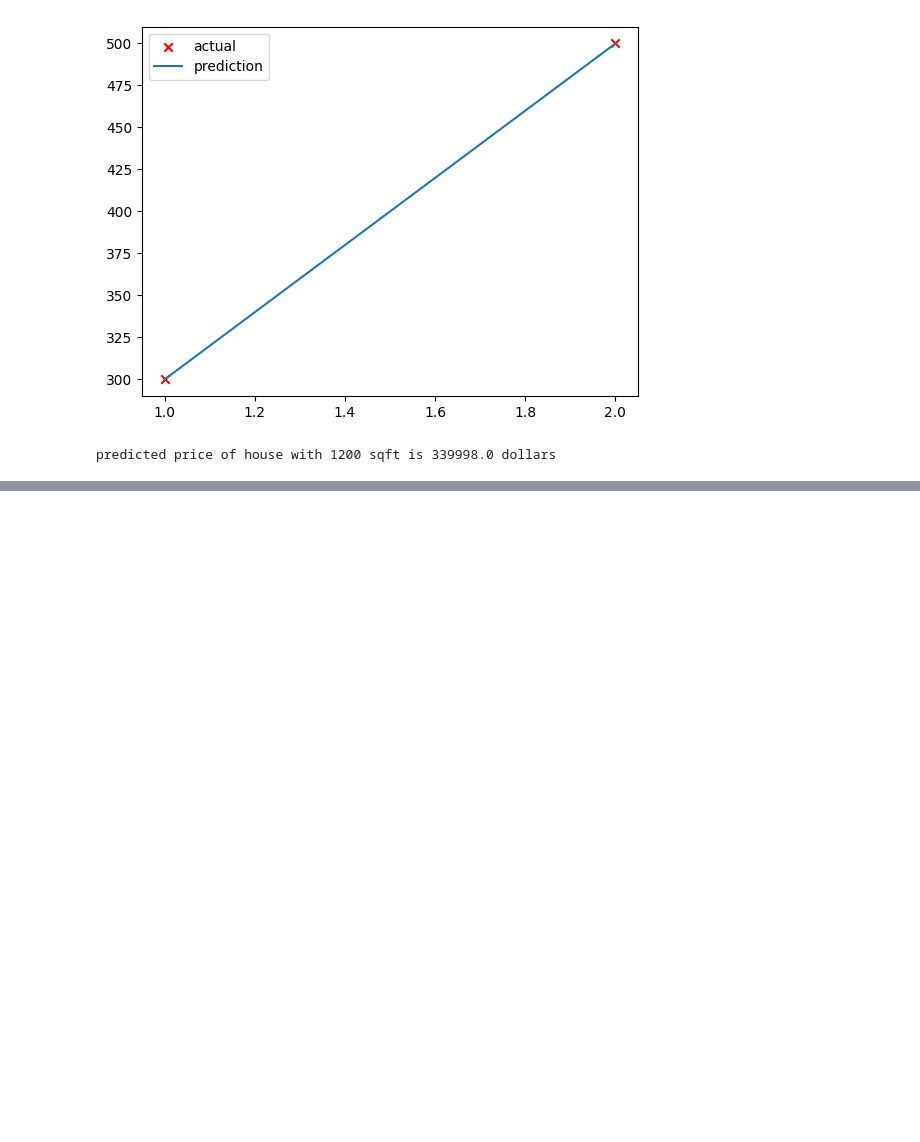
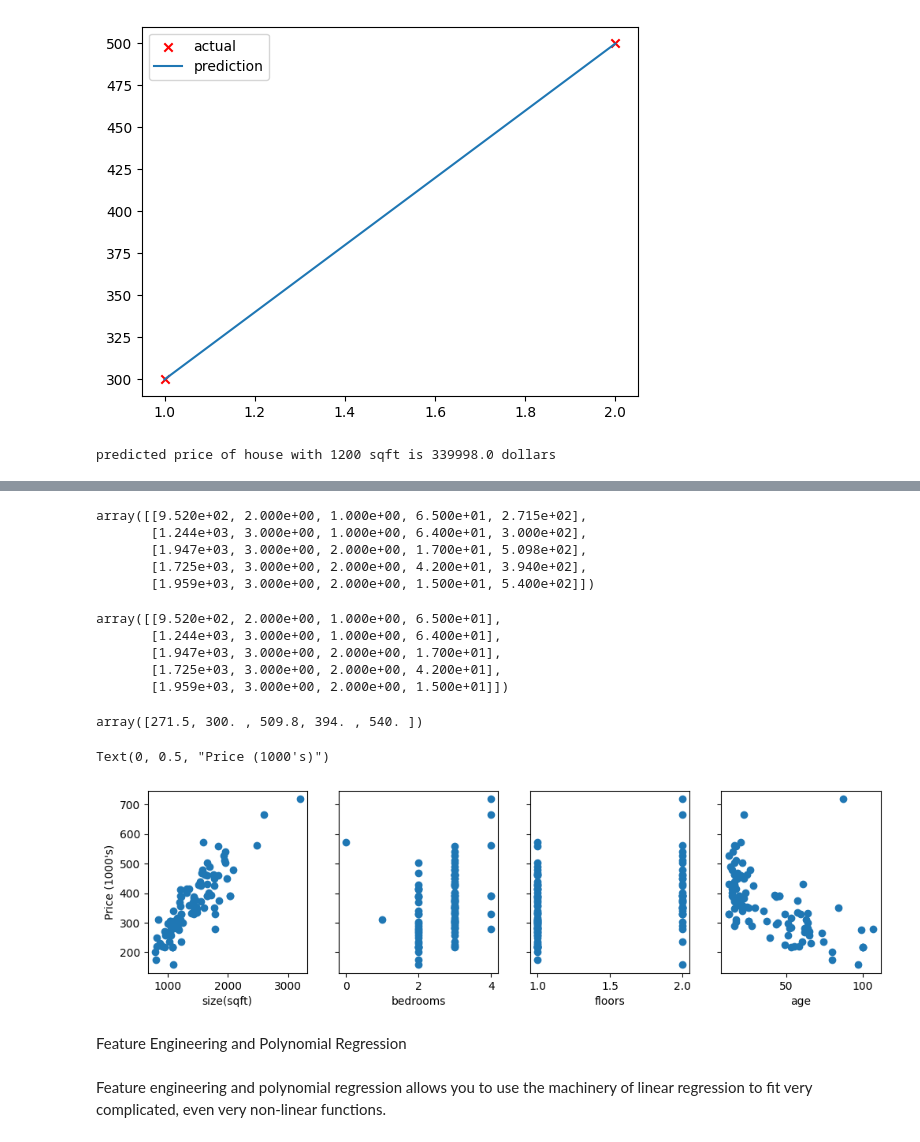
Before and after one commit to crazypanda123/Machine-Learning-Specialization, a Jupyter notebook: Course 1 - Supervised Machine Learning- Regression and Classification/test_C1.ipynb, the cells around one changed output, grey strips where cells are left out. Cells and saved outputs as stored; diff of their text form; code cells hidden in the pictures; blank space fills up the shorter version.

```diff
--- a/Course 1 - Supervised Machine Learning- Regression and Classification/test_C1.ipynb
+++ b/Course 1 - Supervised Machine Learning- Regression and Classification/test_C1.ipynb
@@ -229,0 +474,40 @@ b =  111.85973592408376
+# %%
+#load bigger dataset
+data = np.loadtxt('./Course 1 - Week 2/Labs/data/houses.txt', delimiter=',')
+# %%
+data[:5, :]
+# %% [output]
+array([[9.520e+02, 2.000e+00, 1.000e+00, 6.500e+01, 2.715e+02],
+       [1.244e+03, 3.000e+00, 1.000e+00, 6.400e+01, 3.000e+02],
+       [1.947e+03, 3.000e+00, 2.000e+00, 1.700e+01, 5.098e+02],
+       [1.725e+03, 3.000e+00, 2.000e+00, 4.200e+01, 3.940e+02],
+       [1.959e+03, 3.000e+00, 2.000e+00, 1.500e+01, 5.400e+02]])
+# %%
+X_train = data[:, :4]
+y_train = data[:, 4]
+X_features = ['size(sqft)','bedrooms','floors','age']
+# %%
+X_train[:5, :]
+# %% [output]
+array([[9.520e+02, 2.000e+00, 1.000e+00, 6.500e+01],
+       [1.244e+03, 3.000e+00, 1.000e+00, 6.400e+01],
+       [1.947e+03, 3.000e+00, 2.000e+00, 1.700e+01],
+       [1.725e+03, 3.000e+00, 2.000e+00, 4.200e+01],
+       [1.959e+03, 3.000e+00, 2.000e+00, 1.500e+01]])
+# %%
+y_train[:5]
+# %% [output]
+array([271.5, 300. , 509.8, 394. , 540. ])
+# %%
+fig, ax = plt.subplots(1, 4, sharey=True, figsize=(12, 3))
+for i in range(len(ax)):
+    ax[i].scatter(X_train[:, i], y_train)
+    ax[i].set_xlabel(X_features[i])
+ax[0].set_ylabel("Price (1000's)")
+# %% [output]
+Text(0, 0.5, "Price (1000's)")
+[figure, added]
+# %% [markdown]
+Feature Engineering and Polynomial Regression
+# %% [markdown]
+Feature engineering and polynomial regression  allows you to use the machinery of linear regression to fit very complicated, even very non-linear functions.
```
Also changed, not shown: parts of 51 cells of this notebook, 2 other files.
